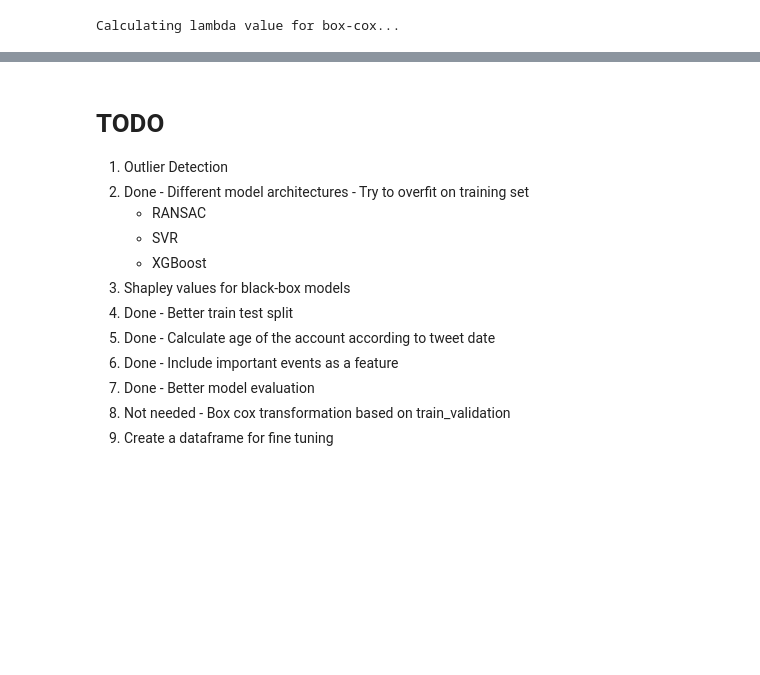
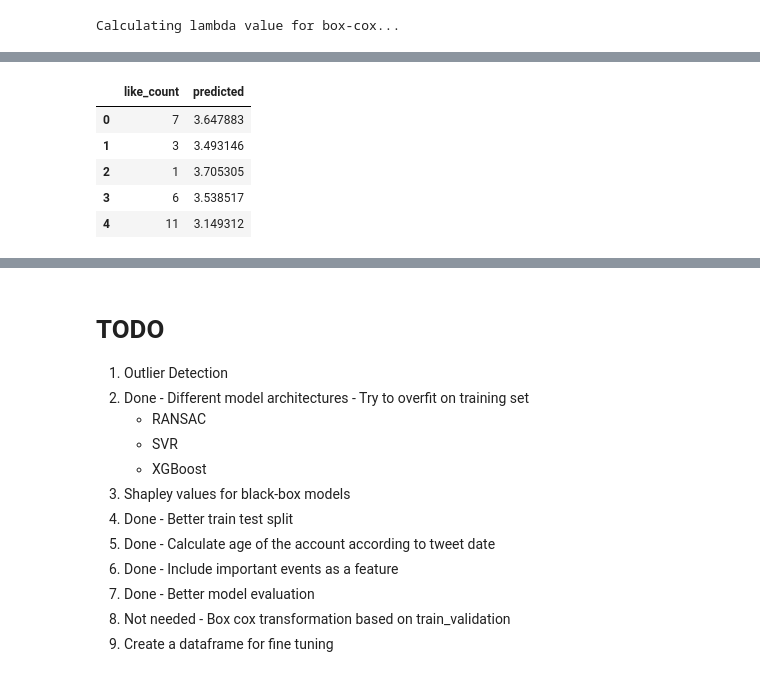
Before and after one commit to ossamum/kuleuven-thesis, a Jupyter notebook: 04_standard_tweet_predictive_modelling.ipynb, the cells around one changed output, grey strips where cells are left out. Drawn from its saved outputs; the diff is of its cells as text; code cells hidden in the pictures; blank space fills up the shorter version.

```diff
--- a/04_standard_tweet_predictive_modelling.ipynb
+++ b/04_standard_tweet_predictive_modelling.ipynb
@@ -586,0 +678,11 @@ plot_predicted_vs_true(y_test, y_test_predicted)
+# %%
+y_test_like_counts = y_test.like_count.to_frame()
+y_test_like_counts["predicted"] = y_test_predicted
+y_test_like_counts.head()
+# %% [output]
+|  | like_count | predicted |
+| 0 | 7 | 3.647883 |
+| 1 | 3 | 3.493146 |
+| 2 | 1 | 3.705305 |
+| 3 | 6 | 3.538517 |
+| 4 | 11 | 3.149312 |
```
Also changed, not shown: parts of 19 cells of this notebook.
